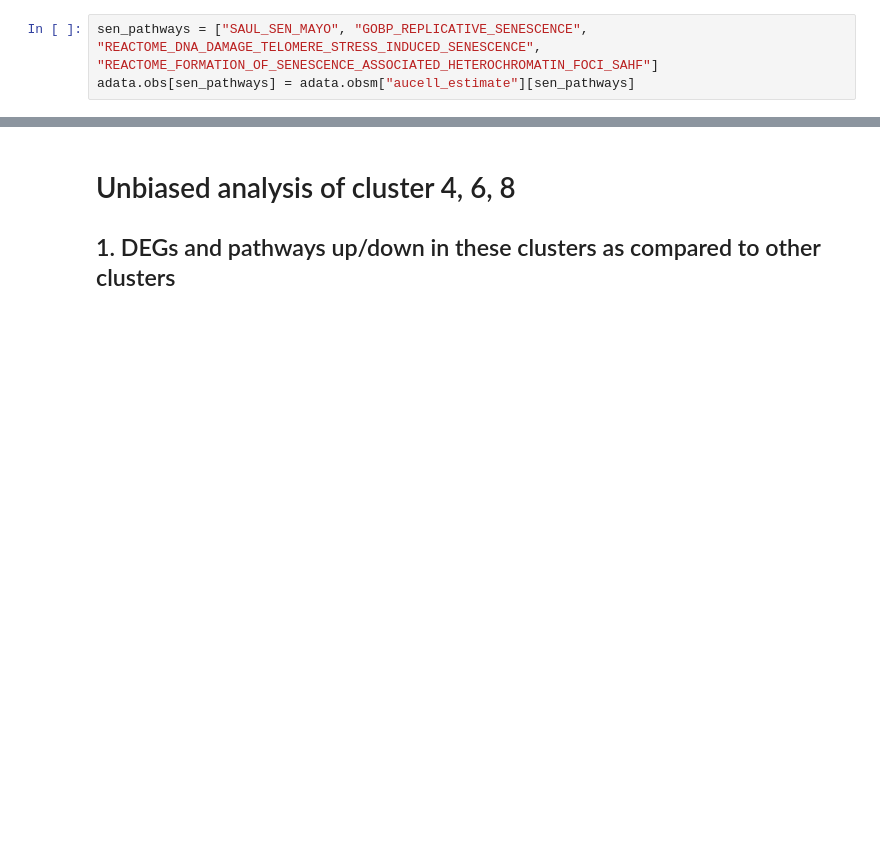
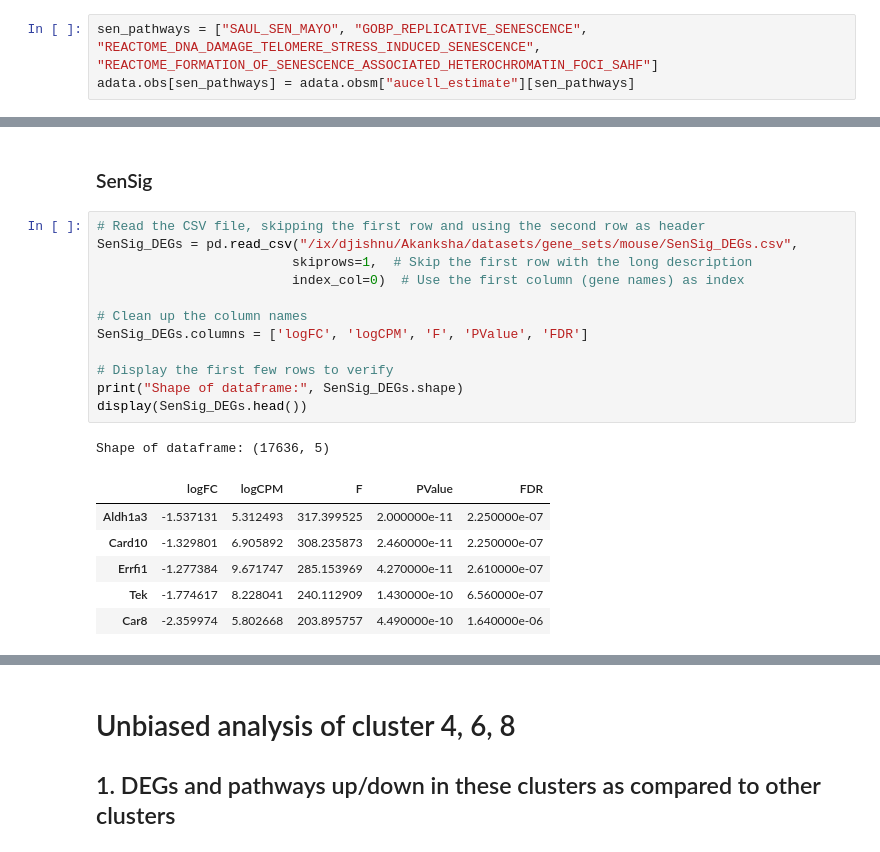
Before and after one commit to akanksha-sachan/senescence_chromatin, a Jupyter notebook: py_scripts/gene_set_scoring.ipynb, the cells around one changed output, grey strips where cells are left out. Saved outputs shown, nothing was run; the diff lists cells and outputs as text; blank space fills up the shorter version.

```diff
--- a/py_scripts/gene_set_scoring.ipynb
+++ b/py_scripts/gene_set_scoring.ipynb
@@ -369,0 +436,22 @@ adata.obs[sen_pathways] = adata.obsm["aucell_estimate"][sen_pathways]
+# %% [markdown]
+### SenSig
+# %%
+# Read the CSV file, skipping the first row and using the second row as header
+SenSig_DEGs = pd.read_csv("/ix/djishnu/Akanksha/datasets/gene_sets/mouse/SenSig_DEGs.csv",
+                         skiprows=1,  # Skip the first row with the long description
+                         index_col=0)  # Use the first column (gene names) as index
+
+# Clean up the column names
+SenSig_DEGs.columns = ['logFC', 'logCPM', 'F', 'PValue', 'FDR']
+
+# Display the first few rows to verify
+print("Shape of dataframe:", SenSig_DEGs.shape)
+display(SenSig_DEGs.head())
+# %% [output]
+Shape of dataframe: (17636, 5)
+|  | logFC | logCPM | F | PValue | FDR |
+| Aldh1a3 | -1.537131 | 5.312493 | 317.399525 | 2.000000e-11 | 2.250000e-07 |
+| Card10 | -1.329801 | 6.905892 | 308.235873 | 2.460000e-11 | 2.250000e-07 |
+| Errfi1 | -1.277384 | 9.671747 | 285.153969 | 4.270000e-11 | 2.610000e-07 |
+| Tek | -1.774617 | 8.228041 | 240.112909 | 1.430000e-10 | 6.560000e-07 |
+| Car8 | -2.359974 | 5.802668 | 203.895757 | 4.490000e-10 | 1.640000e-06 |
```
Also changed, not shown: parts of 7 cells of this notebook.
